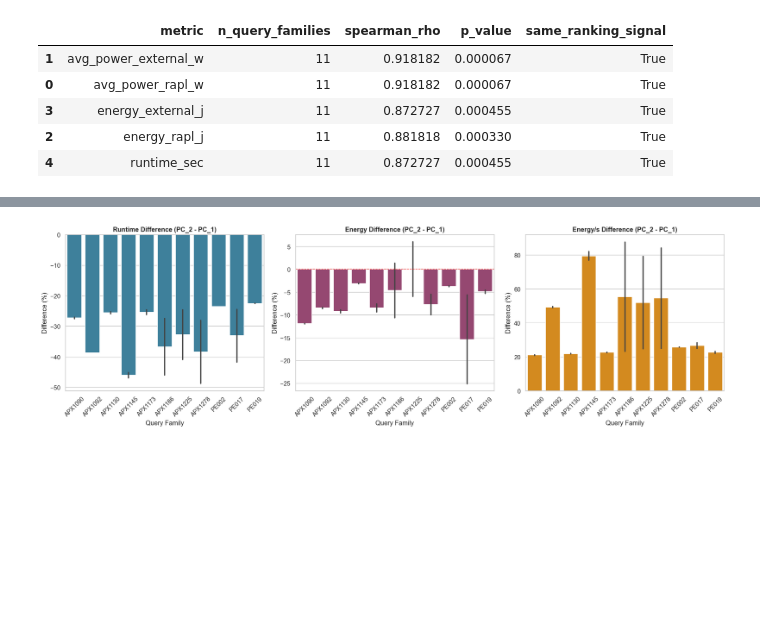
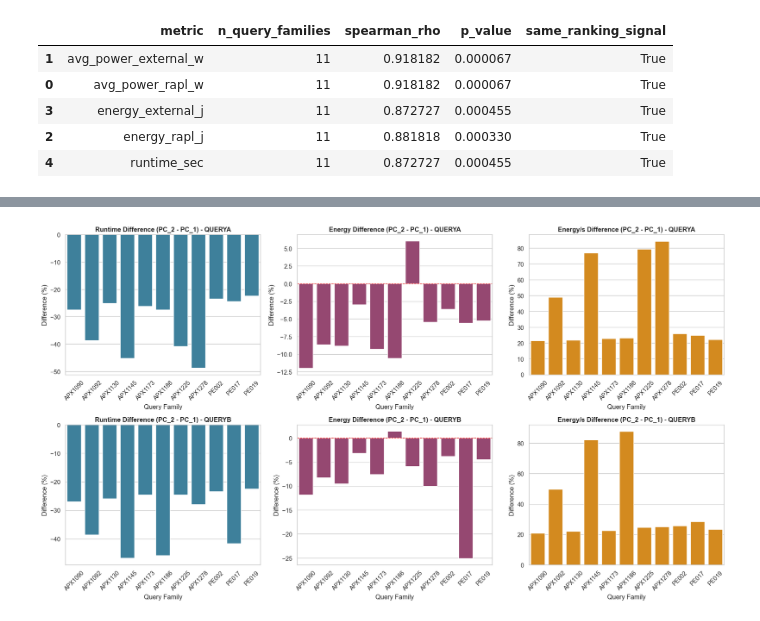
Before and after one commit to mkmason/Masters-Thesis, a Jupyter notebook: run_analysis.ipynb, the cells around one changed output, grey strips where cells are left out. Drawn from its saved outputs; the diff is of its cells as text; code cells hidden in the pictures; blank space fills up the shorter version.

```diff
--- a/run_analysis.ipynb
+++ b/run_analysis.ipynb
@@ -846,74 +854,81 @@ for test_name in analysis_df["test_name"].unique():
         "pc2_runtime_sec": pc2_runtime,
         "runtime_diff_sec": runtime_diff,
         "runtime_diff_pct": runtime_diff_pct,
         "pc1_energy_j": pc1_energy,
         "pc2_energy_j": pc2_energy,
         "energy_diff_j": energy_diff,
         "energy_diff_pct": energy_diff_pct,
         "pc1_energy_per_sec": pc1_energy_per_sec,
         "pc2_energy_per_sec": pc2_energy_per_sec,
         "energy_per_sec_diff": energy_per_sec_diff,
         "energy_per_sec_diff_pct": energy_per_sec_diff_pct,
     })
 
 comparison_df = pd.DataFrame(comparison_rows)
 
 if not comparison_df.empty:
     comparison_df = comparison_df.sort_values("query_family").reset_index(drop=True)
 
-    fig, axes = plt.subplots(1, 3, figsize=(18, 5.5))
+    fig, axes = plt.subplots(2, 3, figsize=(18, 10))
 
-    # Runtime difference plot (% difference)
-    sns.barplot(
-        data=comparison_df.sort_values("query_family"),
-        x="query_family",
-        y="runtime_diff_pct",
-        ax=axes[0],
-        color="#2E86AB"
-    )
-    axes[0].set_title("Runtime Difference (PC_2 - PC_1)", fontsize=12, fontweight="bold")
-    axes[0].set_ylabel("Difference (%)")
-    axes[0].set_xlabel("Query Family")
-    axes[0].axhline(0, color="red", linewidth=1, linestyle="--", alpha=0.7)
-    axes[0].tick_params(axis="x", rotation=45)
+    # Create plots for each variant (QUERYA and QUERYB)
+    for var_idx, variant in enumerate(["QUERYA", "QUERYB"]):
+        variant_df = comparison_df[comparison_df["variant"] == variant].sort_values("query_family")
 
-    # Energy difference plot (% difference)
-    sns.barplot(
-        data=comparison_df.sort_values("query_family"),
-        x="query_family",
-        y="energy_diff_pct",
-        ax=axes[1],
-        color="#A23B72"
-    )
-    axes[1].set_title("Energy Difference (PC_2 - PC_1)", fontsize=12, fontweight="bold")
-    axes[1].set_ylabel("Difference (%)")
-    axes[1].set_xlabel("Query Family")
-    axes[1].axhline(0, color="red", linewidth=1, linestyle="--", alpha=0.7)
-    axes[1].tick_params(axis="x", rotation=45)
+        if variant_df.empty:
+            continue
 
-    # Energy per second difference plot (% difference)
-    sns.barplot(
-        data=comparison_df.sort_values("query_family"),
-        x="query_family",
-        y="energy_per_sec_diff_pct",
-        ax=axes[2],
-        color="#F18F01"
-    )
-    axes[2].set_title("Energy/s Difference (PC_2 - PC_1)", fontsize=12, fontweight="bold")
-    axes[2].set_ylabel("Difference (%)")
-    axes[2].set_xlabel("Query Family")
-    axes[2].axhline(0, color="red", linewidth=1, linestyle="--", alpha=0.7)
-    axes[2].tick_params(axis="x", rotation=45)
+        # Runtime difference plot
+        sns.barplot(
+            data=variant_df,
+            x="query_family",
+            y="runtime_diff_pct",
+            ax=axes[var_idx, 0],
+            color="#2E86AB"
+        )
+        axes[var_idx, 0].set_title(f"Runtime Difference (PC_2 - PC_1) - {variant}", fontsize=12, fontweight="bold")
+        axes[var_idx, 0].set_ylabel("Difference (%)")
+        axes[var_idx, 0].set_xlabel("Query Family")
+        axes[var_idx, 0].axhline(0, color="red", linewidth=1, linestyle="--", alpha=0.7)
+        axes[var_idx, 0].tick_params(axis="x", rotation=45)
+
+        # Energy difference plot
+        sns.barplot(
+            data=variant_df,
+            x="query_family",
+            y="energy_diff_pct",
+            ax=axes[var_idx, 1],
+            color="#A23B72"
+        )
+        axes[var_idx, 1].set_title(f"Energy Difference (PC_2 - PC_1) - {variant}", fontsize=12, fontweight="bold")
+        axes[var_idx, 1].set_ylabel("Difference (%)")
+        axes[var_idx, 1].set_xlabel("Query Family")
+        axes[var_idx, 1].axhline(0, color="red", linewidth=1, linestyle="--", alpha=0.7)
+        axes[var_idx, 1].tick_params(axis="x", rotation=45)
+
+        # Energy per second difference plot
+        sns.barplot(
+            data=variant_df,
+            x="query_family",
+            y="energy_per_sec_diff_pct",
+            ax=axes[var_idx, 2],
+            color="#F18F01"
+        )
+        axes[var_idx, 2].set_title(f"Energy/s Difference (PC_2 - PC_1) - {variant}", fontsize=12, fontweight="bold")
+        axes[var_idx, 2].set_ylabel("Difference (%)")
+        axes[var_idx, 2].set_xlabel("Query Family")
+        axes[var_idx, 2].axhline(0, color="red", linewidth=1, linestyle="--", alpha=0.7)
+        axes[var_idx, 2].tick_params(axis="x", rotation=45)
 
     plt.tight_layout()
     plt.show()
 
-    print("PC_1 vs PC_2 Comparison (median values by test):")
-    display(comparison_df[[
-        "query_family", "variant",
+    print("PC_1 vs PC_2 Comparison (median values by test, separated by variant):")
+    display(comparison_df.sort_values(["variant", "query_family"])[[
+        "variant", "query_family",
         "pc1_runtime_sec", "pc2_runtime_sec", "runtime_diff_pct",
         "pc1_energy_j", "pc2_energy_j", "energy_diff_pct",
         "pc1_energy_per_sec", "pc2_energy_per_sec", "energy_per_sec_diff_pct"
     ]])
 # %% [output]
-[figure, old version]
+[figure, new version]
```
Also changed, not shown: parts of 2 cells of this notebook.
